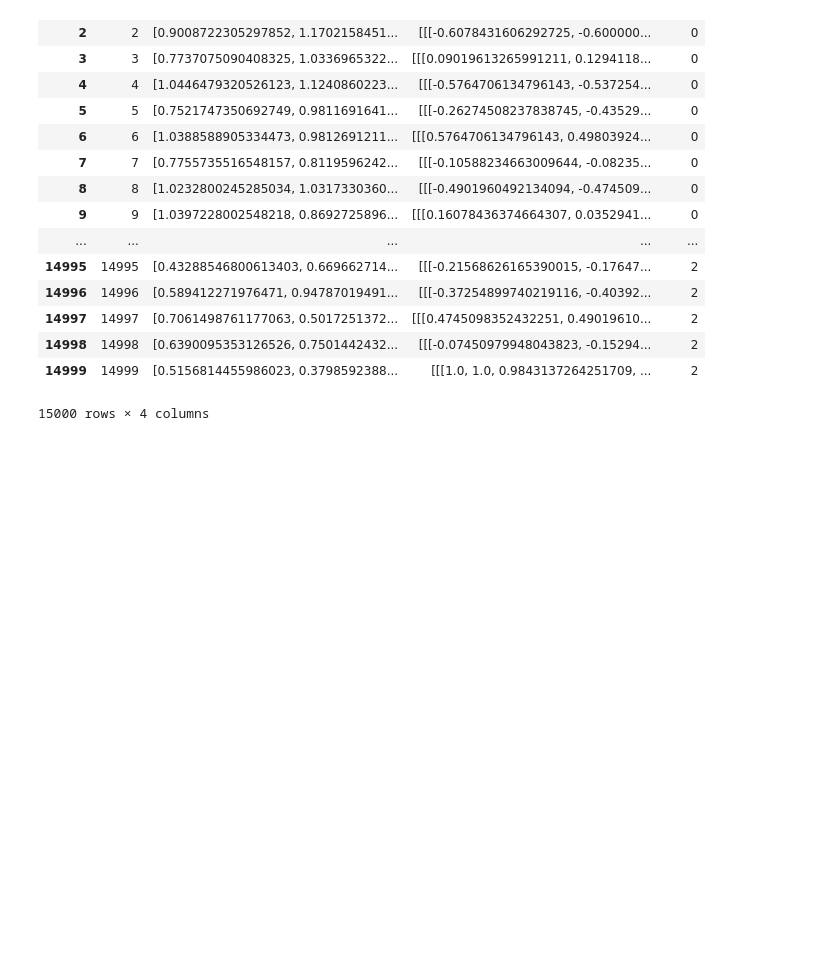
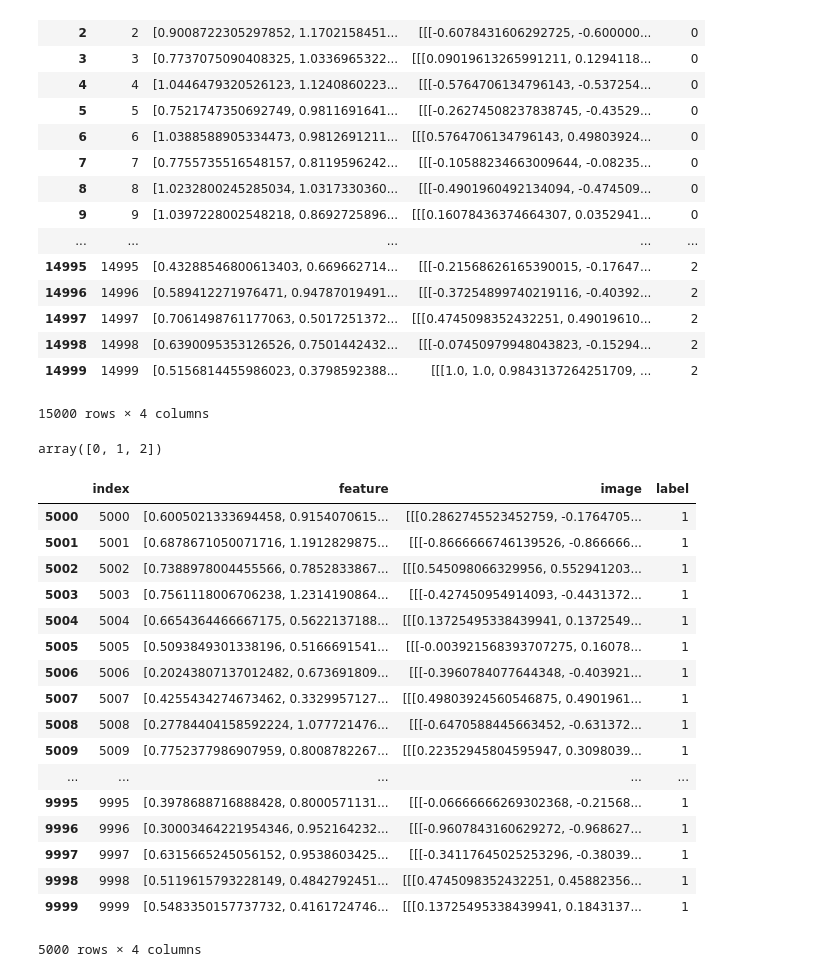
Before and after one commit to takitaki7474/m2-research-prototype, a Jupyter notebook: notebook/feature_selection_with_faiss.ipynb, the cells around one changed output. Drawn from its saved outputs; the diff is of its cells as text; code cells hidden in the pictures; blank space fills up the shorter version.

Commit message:
Add feature table analysis

```diff
--- a/notebook/feature_selection_with_faiss.ipynb
+++ b/notebook/feature_selection_with_faiss.ipynb
@@ -147,0 +150,27 @@ df
+# %%
+labels = df["label"].unique()
+# %% [output]
+array([0, 1, 2])
+# %%
+dft = df.groupby("label")
+# %%
+dft.get_group(1)
+# %% [output]
+|  | index | feature | image | label |
+| 5000 | 5000 | [0.6005021333694458, 0.9154070615... | [[[0.2862745523452759, -0.1764705... | 1 |
+| 5001 | 5001 | [0.6878671050071716, 1.1912829875... | [[[-0.8666666746139526, -0.866666... | 1 |
+| 5002 | 5002 | [0.7388978004455566, 0.7852833867... | [[[0.545098066329956, 0.552941203... | 1 |
+| 5003 | 5003 | [0.7561118006706238, 1.2314190864... | [[[-0.427450954914093, -0.4431372... | 1 |
+| 5004 | 5004 | [0.6654364466667175, 0.5622137188... | [[[0.13725495338439941, 0.1372549... | 1 |
+| 5005 | 5005 | [0.5093849301338196, 0.5166691541... | [[[-0.003921568393707275, 0.16078... | 1 |
+| 5006 | 5006 | [0.20243807137012482, 0.673691809... | [[[-0.3960784077644348, -0.403921... | 1 |
+| 5007 | 5007 | [0.4255434274673462, 0.3329957127... | [[[0.49803924560546875, 0.4901961... | 1 |
+| 5008 | 5008 | [0.27784404158592224, 1.077721476... | [[[-0.6470588445663452, -0.631372... | 1 |
+| 5009 | 5009 | [0.7752377986907959, 0.8008782267... | [[[0.22352945804595947, 0.3098039... | 1 |
+| ... | ... | ... | ... | ... |
+| 9995 | 9995 | [0.3978688716888428, 0.8000571131... | [[[-0.06666666269302368, -0.21568... | 1 |
+| 9996 | 9996 | [0.30003464221954346, 0.952164232... | [[[-0.9607843160629272, -0.968627... | 1 |
+| 9997 | 9997 | [0.6315665245056152, 0.9538603425... | [[[-0.34117645025253296, -0.38039... | 1 |
+| 9998 | 9998 | [0.5119615793228149, 0.4842792451... | [[[0.4745098352432251, 0.45882356... | 1 |
+| 9999 | 9999 | [0.5483350157737732, 0.4161724746... | [[[0.13725495338439941, 0.1843137... | 1 |
+5000 rows × 4 columns
```
Also changed, not shown: parts of 8 cells of this notebook.
